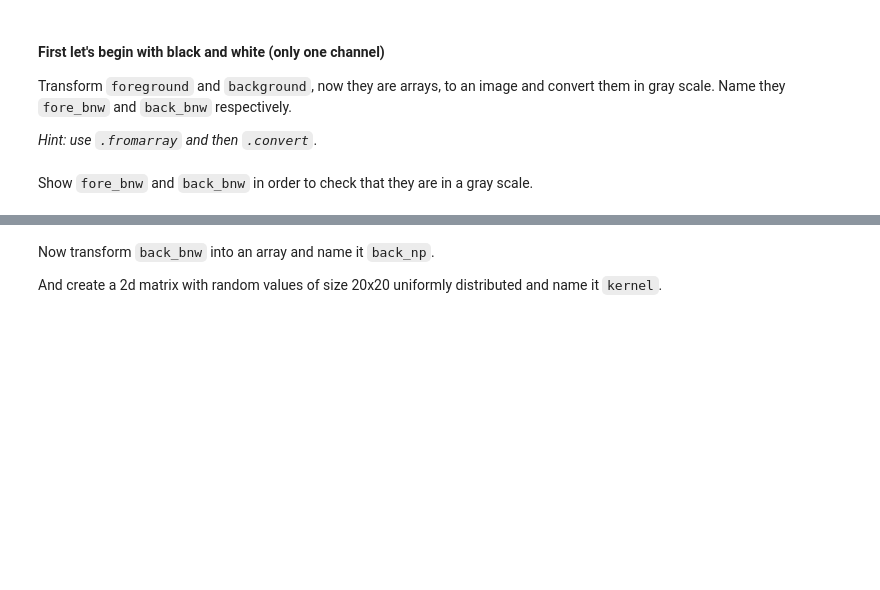
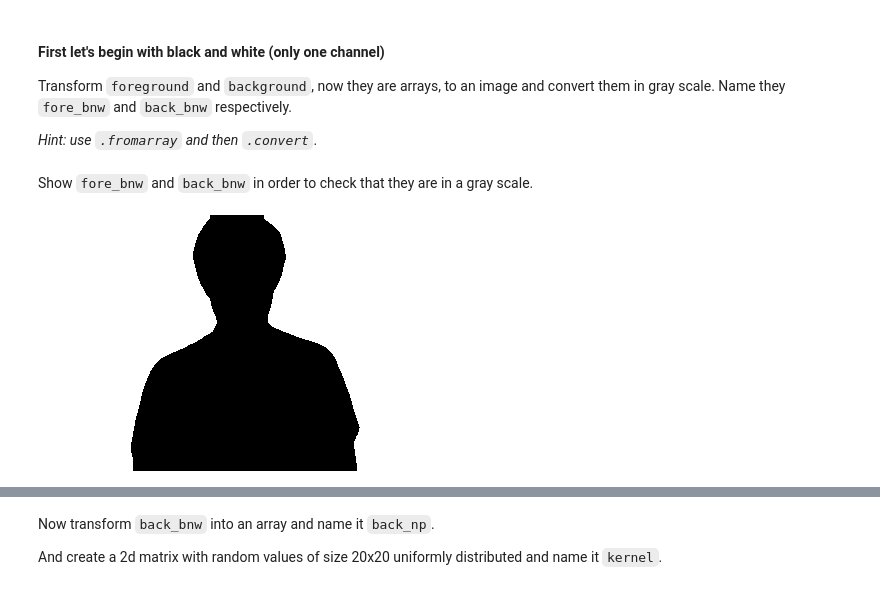
Before and after one commit to blancalluch/ImageSegmentation, a Jupyter notebook: main.ipynb, the cells around one changed output, grey strips where cells are left out. Saved outputs shown, nothing was run; the diff lists cells and outputs as text; code cells hidden in the pictures; blank space fills up the shorter version.

```diff
--- a/main.ipynb
+++ b/main.ipynb
@@ -66,0 +93,12 @@ Now it's your turn again, convert the image to np.array and apply the mask twice
+# %%
+# Your code here
+
+img2 = np.array(img)
+img2.astype(float)
+mask = generateMask(img2)
+background_mask = np.all(mask == [0, 0, 0], axis=-1)
+foreground_mask = np.any(mask != [0, 0, 0], axis=-1)
+
+#Get the background and transform the shape to black
+#Get the foreground and transform the back to black
+background_mask
@@ -89,4 +133,12 @@ Transform `foreground` and `background`, now they are arrays, to an image and co
+# %%
+# Your code here
+
+back_bnw = Image.fromarray(background_mask).convert("L")
+fore_bnw = Image.fromarray(foreground_mask).convert("L")
 # %% [markdown]
 Show `fore_bnw` and `back_bnw` in order to check that they are in a gray scale.
 # %%
 # Your code here
+back_bnw
+# %% [output]
+[figure, added]
```
Also changed, not shown: parts of 17 cells of this notebook.
